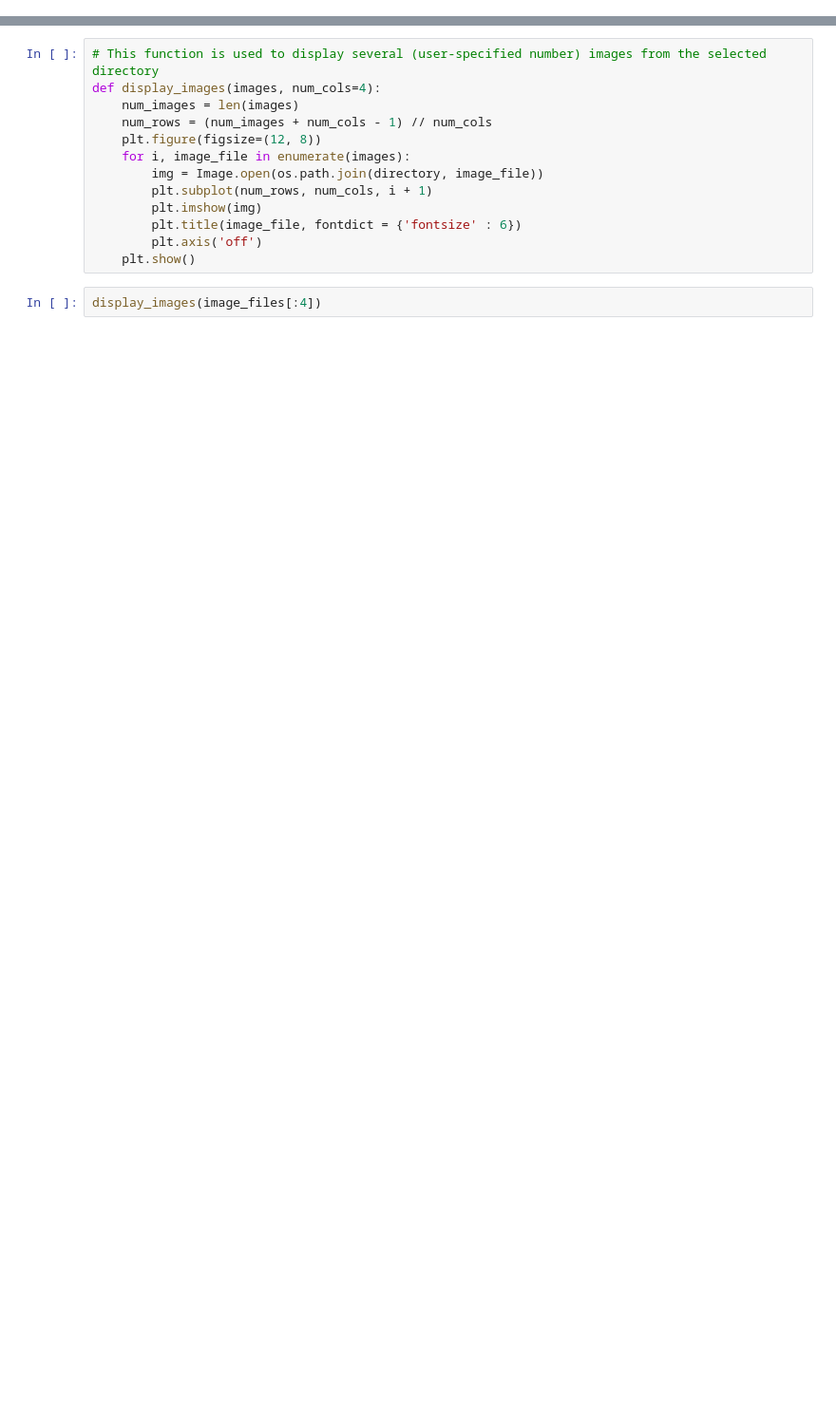
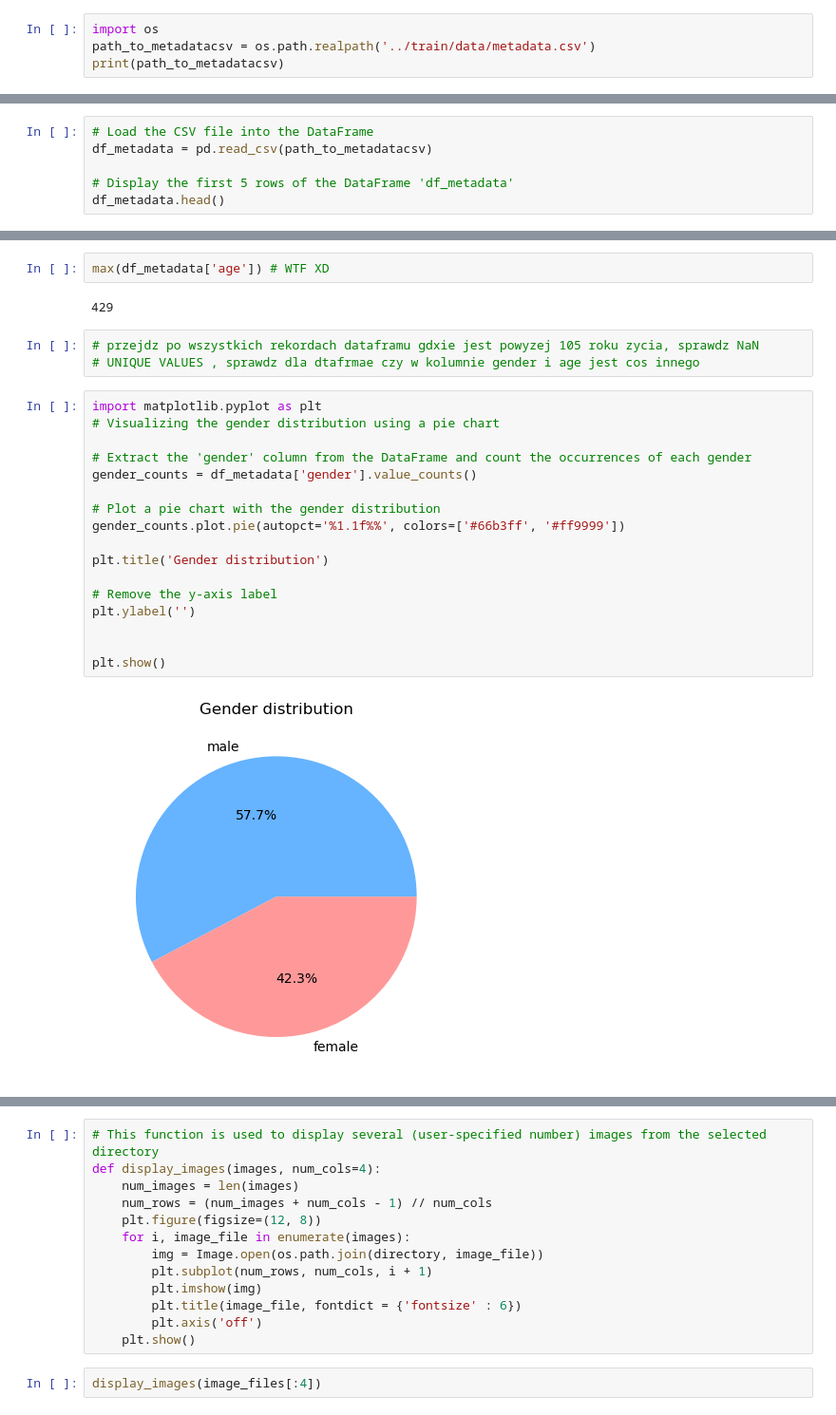
Before and after one commit to eggwhat/age-detection, a Jupyter notebook: exploratory_data_analysis/exploratory_data_analysis.ipynb, the cells around one changed output, grey strips where cells are left out. Shown: that part at 95% size. Drawn from its saved outputs; the diff is of its cells as text; blank space fills up the shorter version.

Commit message:
Add metadata analysis

```diff
--- a/exploratory_data_analysis/exploratory_data_analysis.ipynb
+++ b/exploratory_data_analysis/exploratory_data_analysis.ipynb
@@ -7,0 +8,4 @@ directory = r'C:\Users\HP\Desktop\Projekt ML Data Science\human-age-detection\tr
+# %%
+import os
+path_to_metadatacsv = os.path.realpath('../train/data/metadata.csv')
+print(path_to_metadatacsv)
@@ -7,0 +48,6 @@ directory = r'C:\Users\HP\Desktop\Projekt ML Data Science\human-age-detection\tr
+# %%
+# Load the CSV file into the DataFrame
+df_metadata = pd.read_csv(path_to_metadatacsv)
+
+# Display the first 5 rows of the DataFrame 'df_metadata'
+df_metadata.head()
@@ -7,0 +106,26 @@ directory = r'C:\Users\HP\Desktop\Projekt ML Data Science\human-age-detection\tr
+# %%
+max(df_metadata['age']) # WTF XD
+# %% [output]
+429
+# %%
+# przejdz po wszystkich rekordach dataframu gdxie jest powyzej 105 roku zycia, sprawdz NaN
+# UNIQUE VALUES , sprawdz dla dtafrmae czy w kolumnie gender i age jest cos innego
+# %%
+import matplotlib.pyplot as plt
+# Visualizing the gender distribution using a pie chart
+
+# Extract the 'gender' column from the DataFrame and count the occurrences of each gender
+gender_counts = df_metadata['gender'].value_counts()
+
+# Plot a pie chart with the gender distribution
+gender_counts.plot.pie(autopct='%1.1f%%', colors=['#66b3ff', '#ff9999'])
+
+plt.title('Gender distribution')
+
+# Remove the y-axis label
+plt.ylabel('')
+
+
+plt.show()
+# %% [output]
+[figure, added]
```
Also changed, not shown: parts of 20 cells of this notebook.
